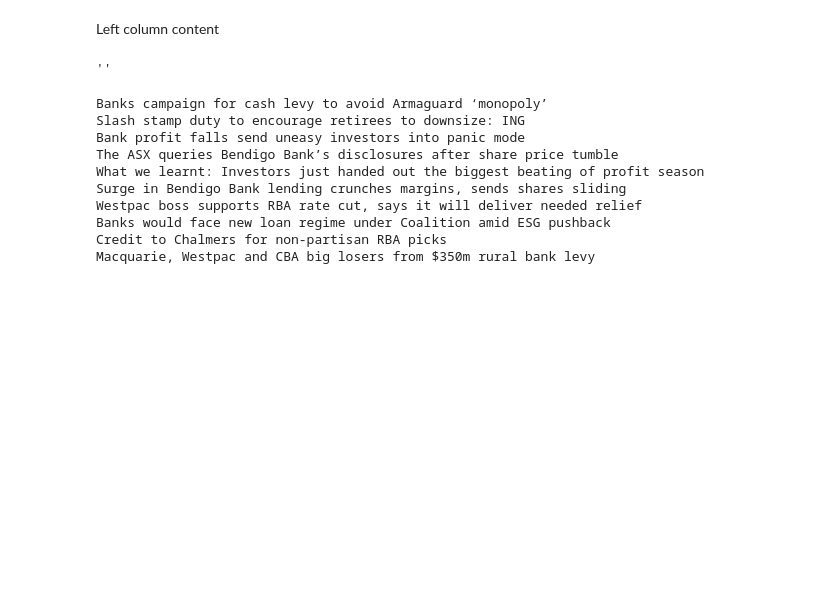
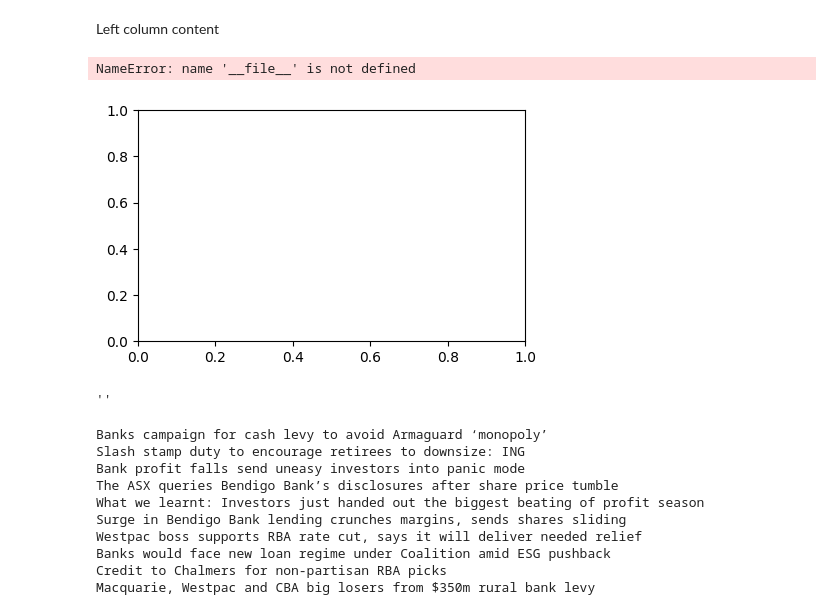
Before and after one commit to howesrichard/FM_equity_research, a Jupyter notebook: Assignment/analyst_report.ipynb, the cells around one changed output. Cells and saved outputs as stored; diff of their text form; code cells hidden in the pictures; blank space fills up the shorter version.

```diff
--- a/Assignment/analyst_report.ipynb
+++ b/Assignment/analyst_report.ipynb
@@ -313,5 +321,76 @@ line_height = 4
 # %% [markdown]
 Left column content
+# %%
+import pandas as pd
+import matplotlib.pyplot as plt
+import yfinance as yf
+import os
+def plot_stock_price_chart():
+    plt.close('all')  # at the beginning of your function
+    fig, ax = plt.subplots(figsize=(5, 3))
+    # --- Set working directory to script location ---
+    script_dir = os.path.dirname(os.path.abspath(__file__))
+    os.chdir(script_dir)
+
+    # --- Set date range ---
+    start_date = "2020-04-25"
+    end_date = "2025-04-25"
+
+    # --- Download stock data ---
+    bendigo = yf.download("BEN.AX", start=start_date, end=end_date)
+    asx200 = yf.download("^AXJO", start=start_date, end=end_date)
+
+    # --- Load and prepare historical price target CSV ---
+    price_targets = pd.read_csv("Historical_Price_Targets.csv", parse_dates=["Date"])
+    for col in price_targets.columns:
+        if col != "Date":
+            price_targets = price_targets.rename(columns={col: "Target Price"})
+            break
+    price_targets = price_targets.sort_values("Date")
+
+    # --- Plot 1: BEN.AX vs ASX200 (with dual y-axes) ---
+    fig, ax1 = plt.subplots(figsize=(5, 5))  # Square aspect
+
+    ax1.plot(bendigo["Close"], color='tab:blue', label="BEN.AX")
+    ax1.set_ylabel("BEN.AX (AUD)", fontsize=9, color='tab:blue')
+    ax1.tick_params(axis='y', labelcolor='tab:blue', labelsize=8)
+    ax1.tick_params(axis='x', labelsize=8)
+
+    ax2 = ax1.twinx()
+    ax2.plot(asx200["Close"], color='tab:orange', label="ASX200", alpha=0.7)
+    ax2.set_ylabel("ASX200", fontsize=9, color='tab:orange')
+    ax2.tick_params(axis='y', labelcolor='tab:orange', labelsize=8)
+
+    ax1.set_title("BEN vs ASX200", fontsize=10)
+    ax1.set_xlabel("Date", fontsize=9)
+
+    fig.tight_layout(pad=1.0)
+    plt.grid(True, linewidth=0.4)
+    plt.savefig("bendigo_vs_asx200.png", dpi=300)
+
+    # --- Plot 2: BEN.AX vs Analyst Price Targets ---
+    fig2, ax = plt.subplots(figsize=(5, 5))
+
+    ax.plot(bendigo["Close"], label="BEN.AX", linewidth=1)
+    ax.plot(price_targets["Date"], price_targets["Target Price"],
+            color='red', label="Analyst Targets", linestyle='--', linewidth=1)
+
+    ax.set_title("BEN vs Analyst Targets", fontsize=10)
+    ax.set_xlabel("Date", fontsize=9)
+    ax.set_ylabel("Price (AUD)", fontsize=9)
+    ax.tick_params(labelsize=8)
+    ax.legend(fontsize=8)
+    ax.grid(True, linewidth=0.4)
+
+    fig2.tight_layout(pad=1.0)
+    plt.savefig("bendigo_vs_targets.png", dpi=300)
+
+    return None
+
+plot_stock_price_chart()
+# %% [output]
+NameError: name '__file__' is not defined
+[figure, added]
 # %%
 # Load the commentary from file
 with open("commentary.txt", "r", encoding="utf-8") as f:
```
Also changed, not shown: parts of 2 cells of this notebook, 5 other files.
